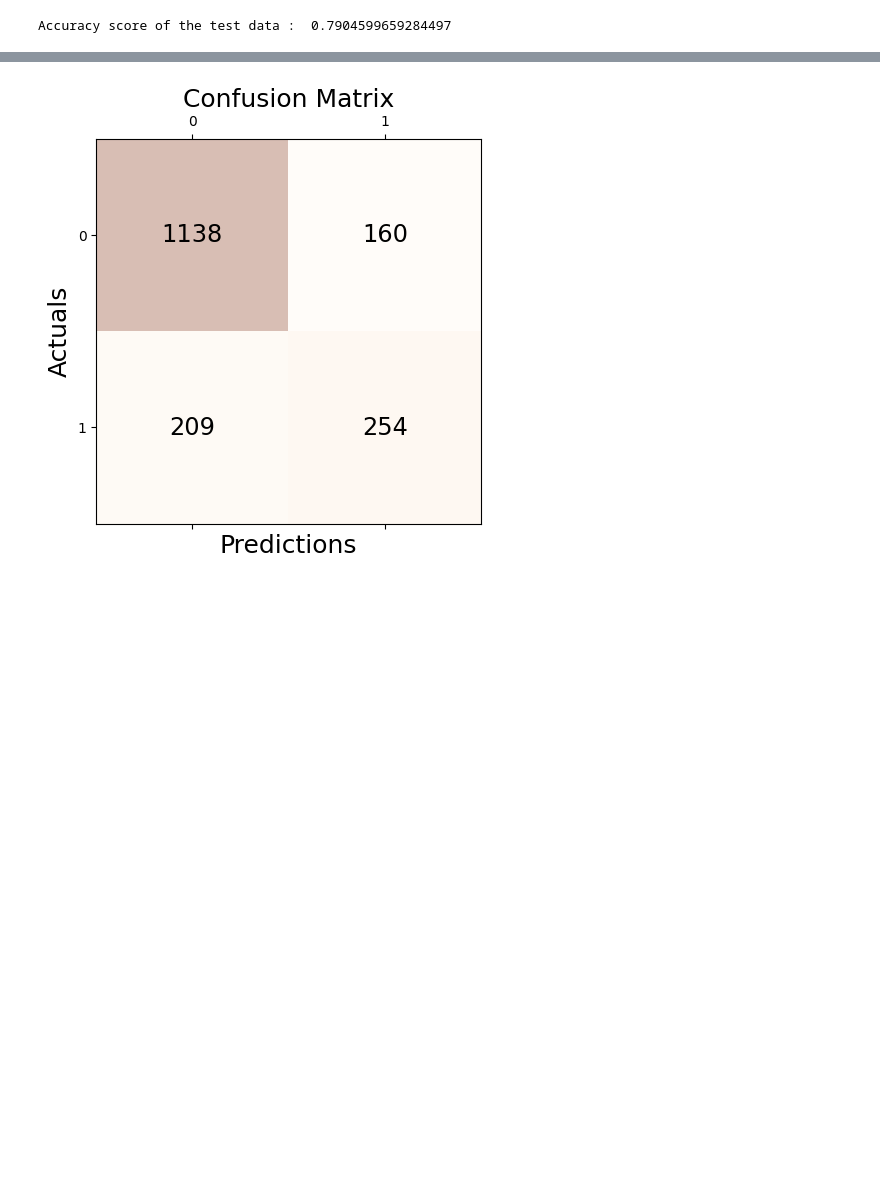
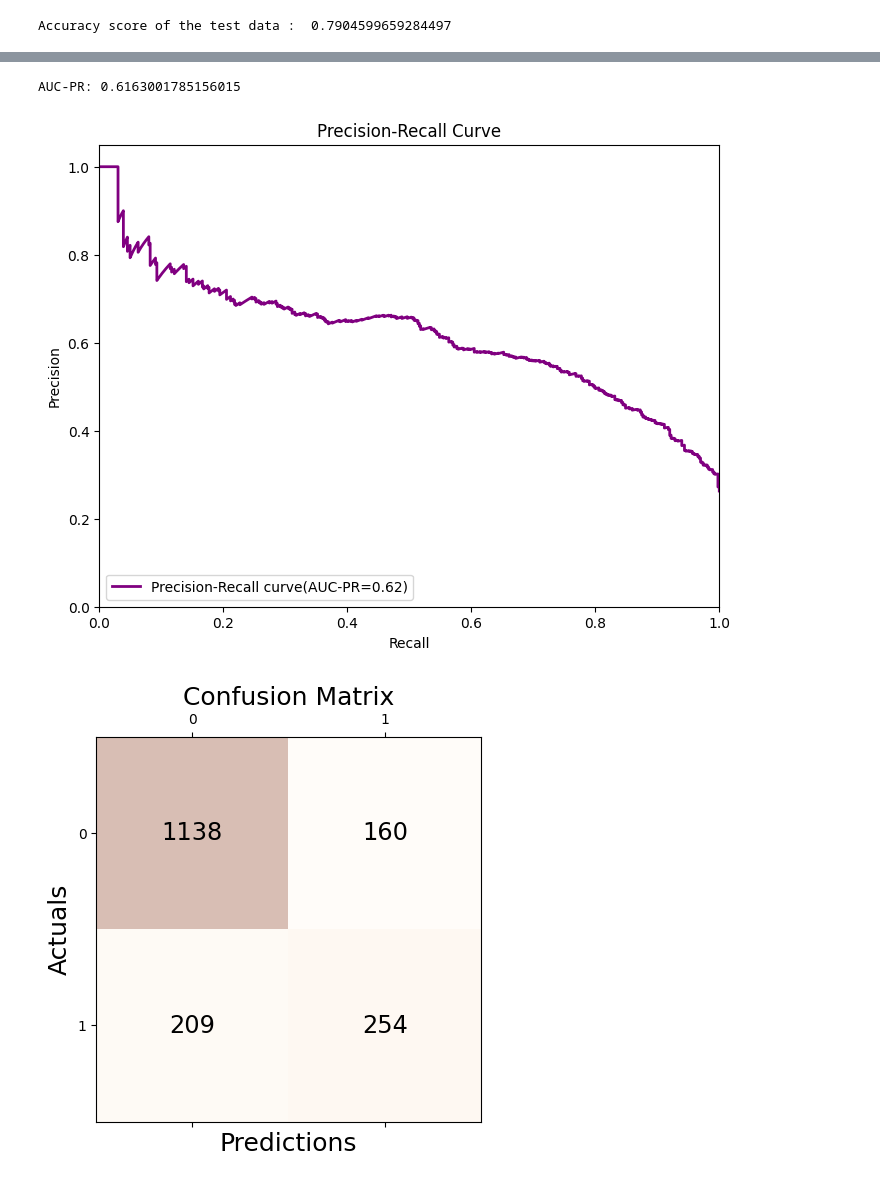
Before and after one commit to SoheliPaul/Machine-Learning, a Jupyter notebook: Lab5_2348561.ipynb, the cells around one changed output, grey strips where cells are left out. Drawn from its saved outputs; the diff is of its cells as text; code cells hidden in the pictures; blank space fills up the shorter version.

```diff
--- a/Lab5_2348561.ipynb
+++ b/Lab5_2348561.ipynb
@@ -302,3 +327,20 @@ Logistic: ROC AUC=0.827
+# %%
+from sklearn.metrics import precision_recall_curve,auc
+precision, recall, thresholds = precision_recall_curve(y_test_binary,lr_probs)
+pr_auc=auc(recall,precision)
+print("AUC-PR:",pr_auc)
+plt.figure(figsize=(8,6))
+plt.plot(recall,precision,color='purple',lw=2,label=f'Precision-Recall curve(AUC-PR={pr_auc:.2f})')
+plt.xlim([0.0,1.0])
+plt.ylim([0.0,1.05])
+plt.xlabel('Recall')
+plt.ylabel('Precision')
+plt.title('Precision-Recall Curve')
+plt.legend(loc="lower left")
+plt.show()
+# %% [output]
+AUC-PR: 0.6163001785156015
+[figure, added]
 # %%
 fig, ax = plt.subplots(figsize=(5, 5))
 ax.matshow(cm, cmap=plt.cm.Oranges, alpha=0.3)
```
Also changed, not shown: parts of 18 cells of this notebook.
